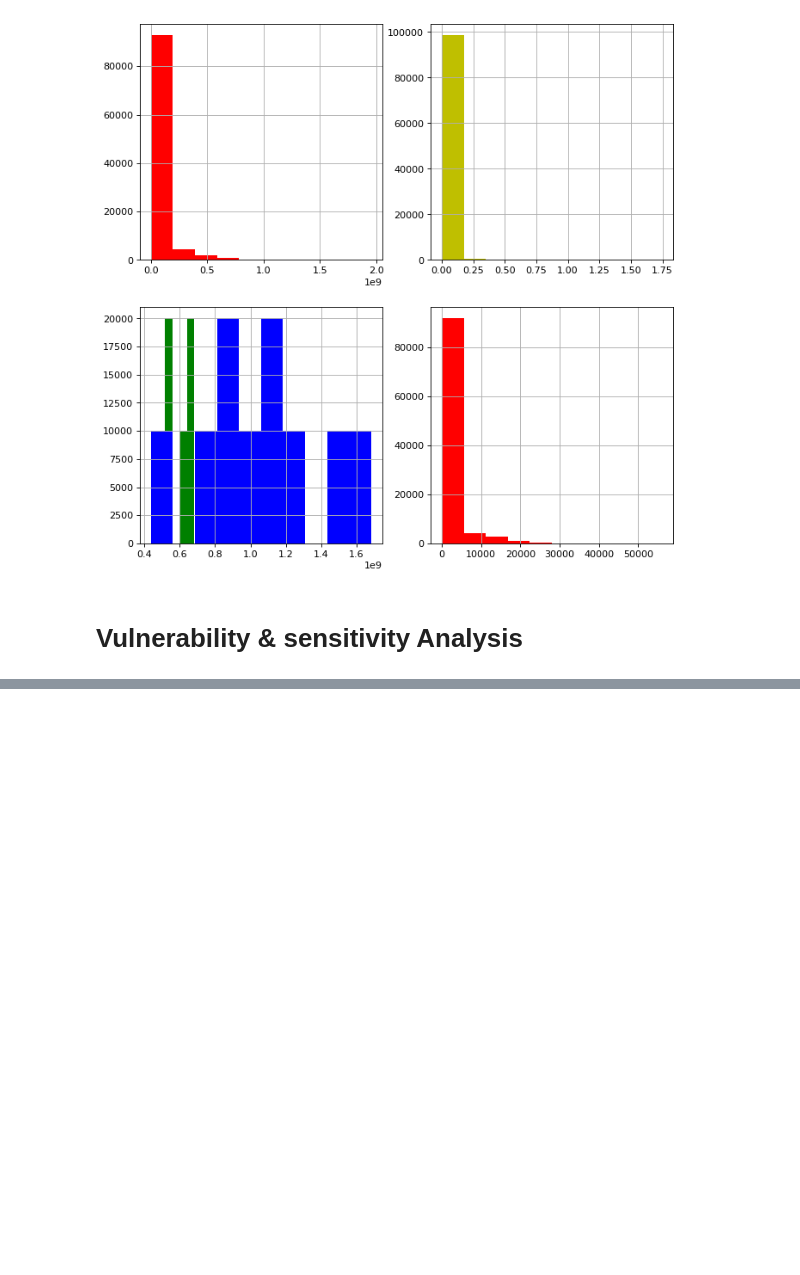
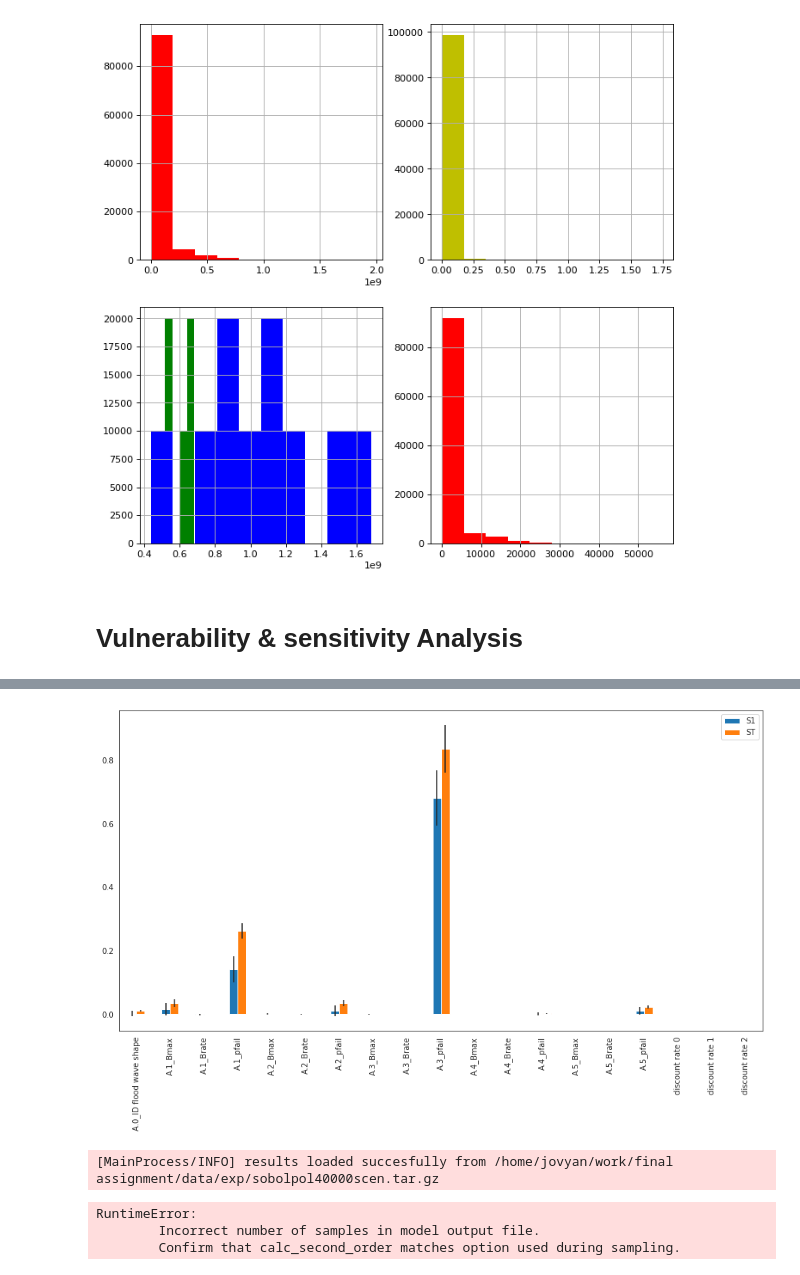
Before and after one commit to triple-capacho/EPA1361, a Jupyter notebook: final assignment/FinalRunNeat.ipynb, the cells around one changed output, grey strips where cells are left out. Saved outputs shown, nothing was run; the diff lists cells and outputs as text; code cells hidden in the pictures; blank space fills up the shorter version.

```diff
--- a/final assignment/FinalRunNeat.ipynb
+++ b/final assignment/FinalRunNeat.ipynb
@@ -190,0 +259,20 @@ data_r10['total-evacuation'].hist(color="r")
+# %%
+import seaborn as sns
+
+sns.set_style('white')
+fig, ax = plt.subplots(1)
+
+indices = Si_death_df[['S1','ST']]
+err = Si_death_df[['S1_conf','ST_conf']]
+
+indices.plot.bar(yerr=err.values.T,ax=ax)
+fig.set_size_inches(15,10)
+fig.subplots_adjust(bottom=0.3)
+plt.show()
+# %% [output]
+[figure, added]
+# %%
+all_results_sobol_pol = load_results('./data/exp/sobolpol40000scen.tar.gz')
+experiments_sobol_pol, outcomes_sobol_pol = all_results_sobol_pol
+# %% [output]
+[MainProcess/INFO] results loaded succesfully from /home/jovyan/work/final assignment/data/exp/sobolpol40000scen.tar.gz
@@ -190,0 +296,13 @@ data_r10['total-evacuation'].hist(color="r")
+# %%
+# I know why this does not work; sobol requires an x amount of scenarios; thus differences in levers which it does not have here. Getting that sufficient is not yet possible for me.
+problem = get_SALib_problem(levers)
+Si_damage = sobol.analyze(problem, np.array(data_r10['total-damage']),
+                   calc_second_order=True, print_to_console=False)
+Si_death = sobol.analyze(problem, np.array(data_r10['total-death']),
+                   calc_second_order=True, print_to_console=False)
+Si_cost = sobol.analyze(problem, np.array(data_r10['total-cost']),
+                   calc_second_order=True, print_to_console=False)
+# %% [output]
+RuntimeError:
+        Incorrect number of samples in model output file.
+        Confirm that calc_second_order matches option used during sampling.
```
Also changed, not shown: parts of 14 cells of this notebook, 4 other files.
